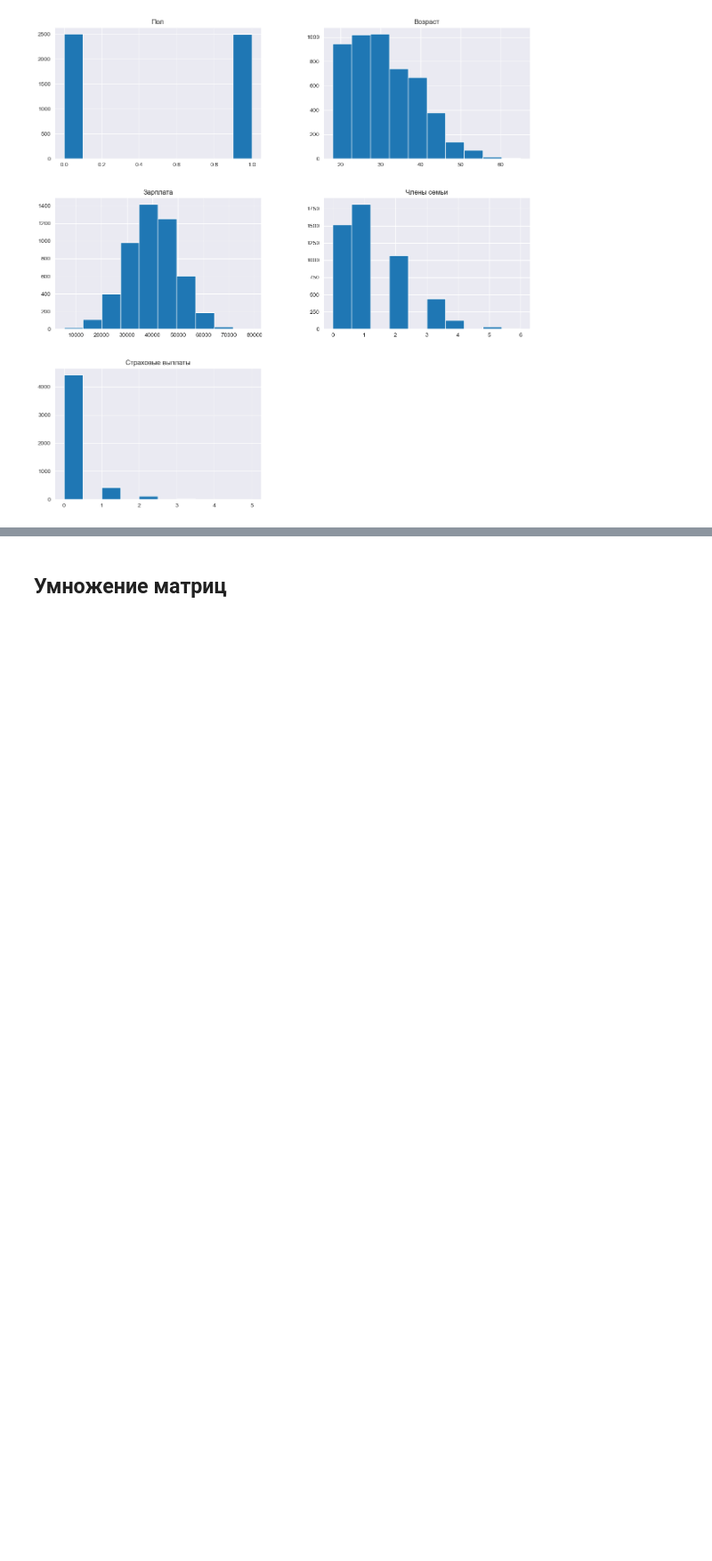
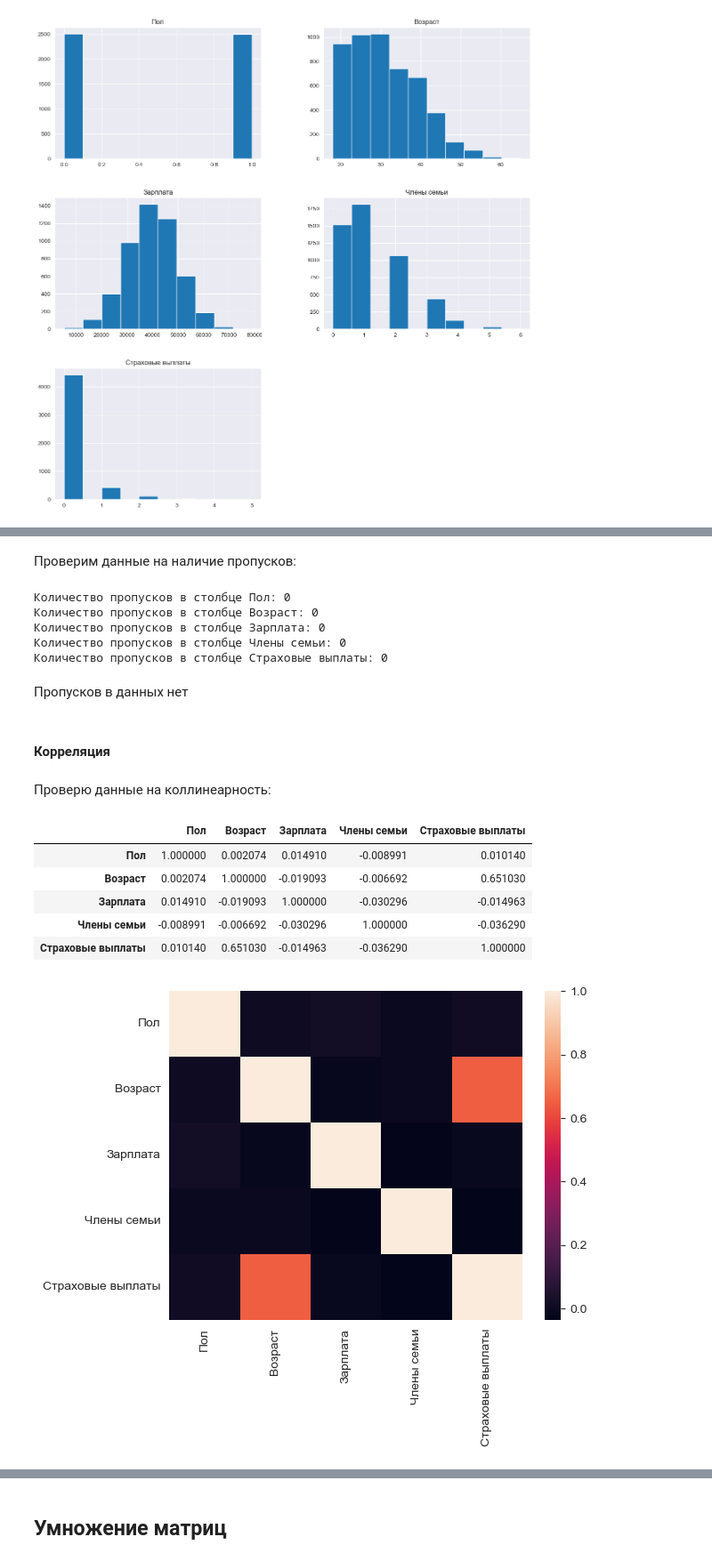
Before and after one commit to DyatlovDmitry/yandex-practicum, a Jupyter notebook: projects/Module_3/protection_of_personal_data_of_clients.ipynb, the cells around one changed output, grey strips where cells are left out. Shown: that part at 89% size. Saved outputs shown, nothing was run; the diff lists cells and outputs as text; code cells hidden in the pictures; blank space fills up the shorter version.

```diff
--- a/projects/Module_3/protection_of_personal_data_of_clients.ipynb
+++ b/projects/Module_3/protection_of_personal_data_of_clients.ipynb
@@ -21,7 +22,10 @@ from sklearn.metrics import r2_score
 # %% [markdown]
 ### Загрузка и изучение данных
 # %%
-data = pd.read_csv('C:/Users/dmitr/Jupiter_Notebook/datasets/Module_3/insurance.csv')
+try:
+    data = pd.read_csv('C:/Users/dmitr/Jupiter_Notebook/datasets/Module_3/insurance.csv')
+except:
+    data = pd.read_csv('/datasets/insurance.csv')
 data.info()
 data.describe()
 display(data.head(10))
@@ -53,0 +60,28 @@ memory usage: 195.4 KB
+# %% [markdown]
+Проверим данные на наличие пропусков:
+# %%
+for i in data.columns:
+    print(f'Количество пропусков в столбце {i}: {len(data[data[i].isna()])}')
+# %% [output]
+Количество пропусков в столбце Пол: 0
+Количество пропусков в столбце Возраст: 0
+Количество пропусков в столбце Зарплата: 0
+Количество пропусков в столбце Члены семьи: 0
+Количество пропусков в столбце Страховые выплаты: 0
+# %% [markdown]
+Пропусков в данных нет
+# %% [markdown]
+#### Корреляция
+# %% [markdown]
+Проверю данные на коллинеарность:
+# %%
+display(data.corr())
+sns.heatmap(data.corr());
+# %% [output]
+|  | Пол | Возраст | Зарплата | Члены семьи | Страховые выплаты |
+| Пол | 1.000000 | 0.002074 | 0.014910 | -0.008991 | 0.010140 |
+| Возраст | 0.002074 | 1.000000 | -0.019093 | -0.006692 | 0.651030 |
+| Зарплата | 0.014910 | -0.019093 | 1.000000 | -0.030296 | -0.014963 |
+| Члены семьи | -0.008991 | -0.006692 | -0.030296 | 1.000000 | -0.036290 |
+| Страховые выплаты | 0.010140 | 0.651030 | -0.014963 | -0.036290 | 1.000000 |
+[figure, added]
```
Also changed, not shown: parts of 30 cells of this notebook.
